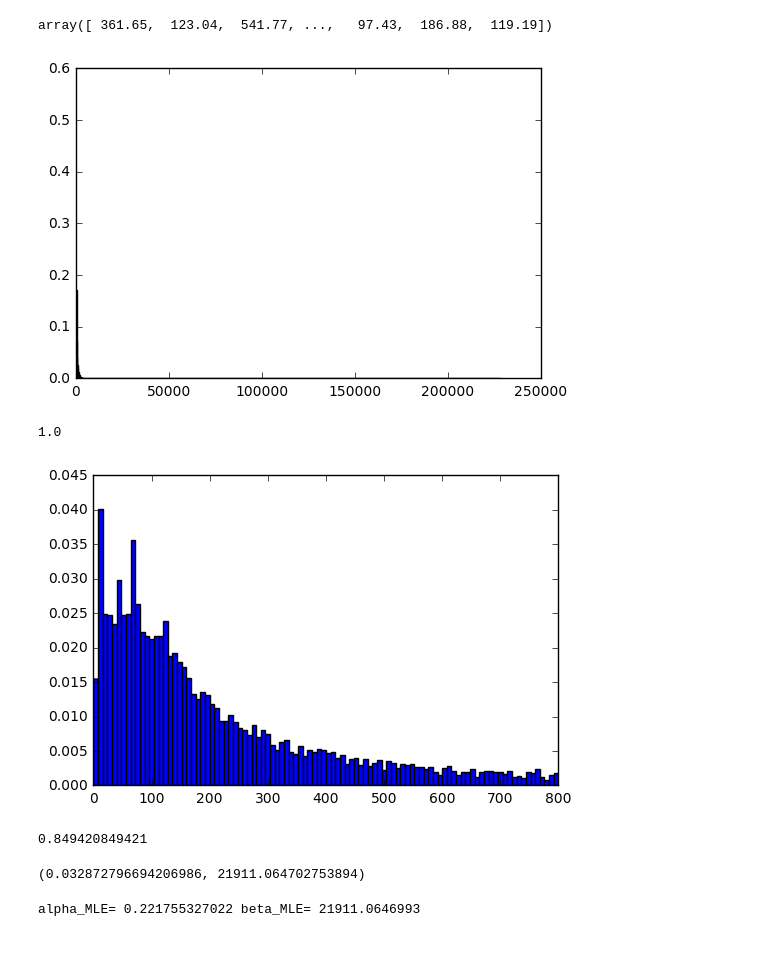
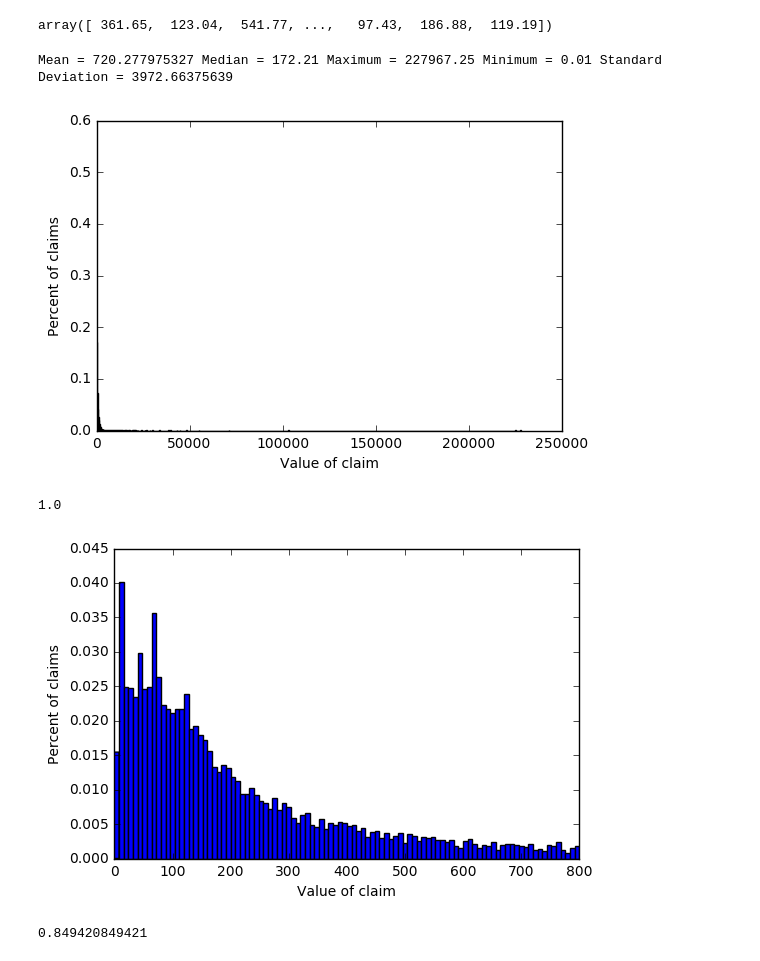
Before and after one commit to rickecon/StructEst_W17, a Jupyter notebook: Students/Alejandro/PS2/StructEst_ProblemSet_2.ipynb, the cells around one changed output. Saved outputs shown, nothing was run; the diff lists cells and outputs as text; code cells hidden in the pictures.

```diff
--- a/Students/Alejandro/PS2/StructEst_ProblemSet_2.ipynb
+++ b/Students/Alejandro/PS2/StructEst_ProblemSet_2.ipynb
@@ -18,6 +18,17 @@ hcc = np.loadtxt('/Users/ale/Desktop/MAPSS/Winter/StructuralEstimation/PSet_2/cl
 hcc
 # %% [output]
 array([ 361.65,  123.04,  541.77, ...,   97.43,  186.88,  119.19])
+# %%
+avg = hcc.mean()
+med = np.median(hcc)
+mx = max(hcc)
+mn = min(hcc)
+std = hcc.std()
+
+print('Mean =',avg,'Median =',med,
+      'Maximum =',mx,'Minimum =',mn,'Standard Deviation =',std)
+# %% [output]
+Mean = 720.277975327 Median = 172.21 Maximum = 227967.25 Minimum = 0.01 Standard Deviation = 3972.66375639
 # %%
 # Histogram Parameters
 
@@ -26,17 +37,21 @@ wght = (1/hcc.shape[0])*np.ones_like(hcc)
 # Histogram all data
 
 n, bin_cuts, patches = plt.hist(hcc,1000, weights = wght)
+plt.xlabel('Value of claim')
+plt.ylabel('Percent of claims')
 plt.show()
 print(n.sum())
 # %% [output]
-[figure, old version]
+[figure, new version]
 1.0
 # %%
 # Histogram only less than 800
 
 n, bin_cuts, patches = plt.hist(hcc,100, weights = wght,range=(0, 800))
+plt.xlabel('Value of claim')
+plt.ylabel('Percent of claims')
 plt.show()
 print(n.sum())
 # %% [output]
-[figure, old version]
+[figure, new version]
 0.849420849421
@@ -59,4 +57,0 @@ aGA_0,bGA_0 = alphbet(hcc)
-# %%
-aGA_0,bGA_0
-# %% [output]
-(0.032872796694206986, 21911.064702753894)
@@ -81,11 +57,0 @@ def crit(prms,*args):
-# %%
-# Optimize
-
-prms_vect = np.array([aGA_0,bGA_0])
-mle_args = (hcc)
-bnds_2 = ((0, None), (0, None))
-estimates = opt.minimize(crit,prms_vect,args=mle_args,bounds=bnds_2)
-aGA_MLE, bGA_MLE = estimates.x
-print('alpha_MLE=',aGA_MLE,'beta_MLE=',bGA_MLE)
-# %% [output]
-alpha_MLE= 0.221755327022 beta_MLE= 21911.0646993
```
Also changed, not shown: parts of 24 cells of this notebook, 2 other files.
